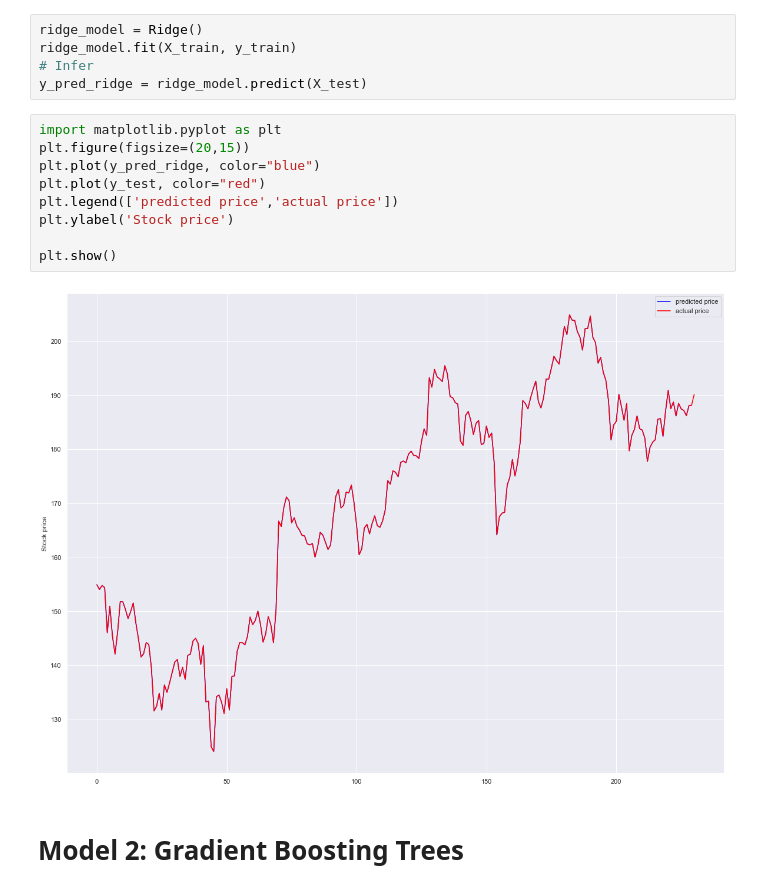
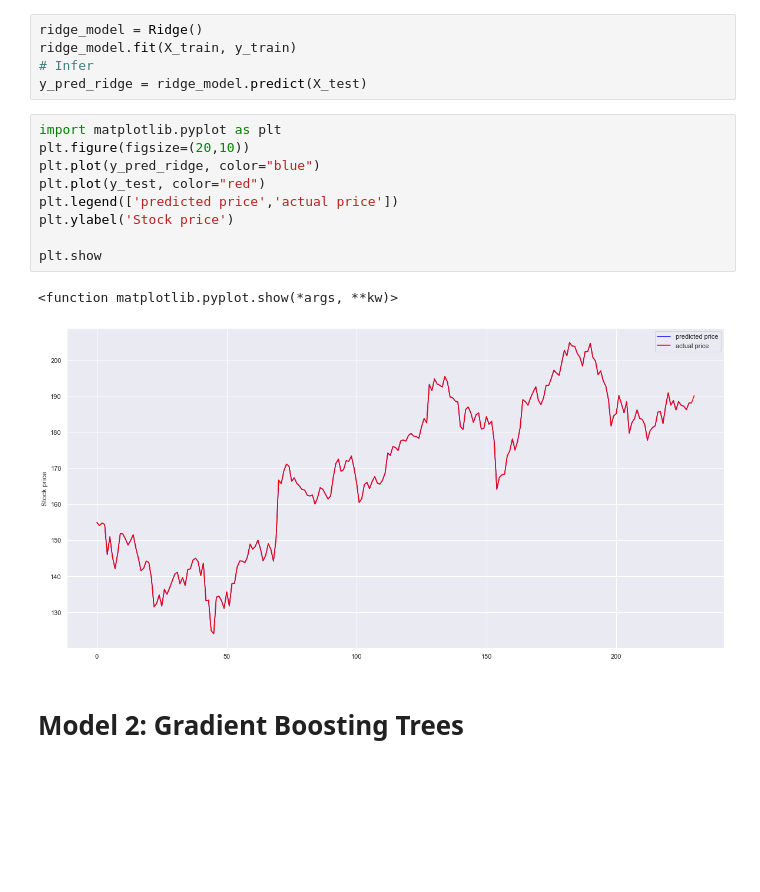
Before and after one commit to Andre-Williams22/Stock-Prediction, a Jupyter notebook: stock-prediction-models.ipynb, the cells around one changed output. Cells and saved outputs as stored; diff of their text form; blank space fills up the shorter version.

```diff
--- a/stock-prediction-models.ipynb
+++ b/stock-prediction-models.ipynb
@@ -127,15 +127,16 @@ ridge_model.fit(X_train, y_train)
 y_pred_ridge = ridge_model.predict(X_test)
 # %%
 import matplotlib.pyplot as plt
-plt.figure(figsize=(20,15))
+plt.figure(figsize=(20,10))
 plt.plot(y_pred_ridge, color="blue")
 plt.plot(y_test, color="red")
 plt.legend(['predicted price','actual price'])
 plt.ylabel('Stock price')
 
-plt.show()
+plt.show
 # %% [output]
+<function matplotlib.pyplot.show(*args, **kw)>
-[figure, old version]
+[figure, new version]
 # %% [markdown]
 # Model 2: Gradient Boosting Trees
 # %%
```
Also changed, not shown: parts of 2 cells of this notebook.
